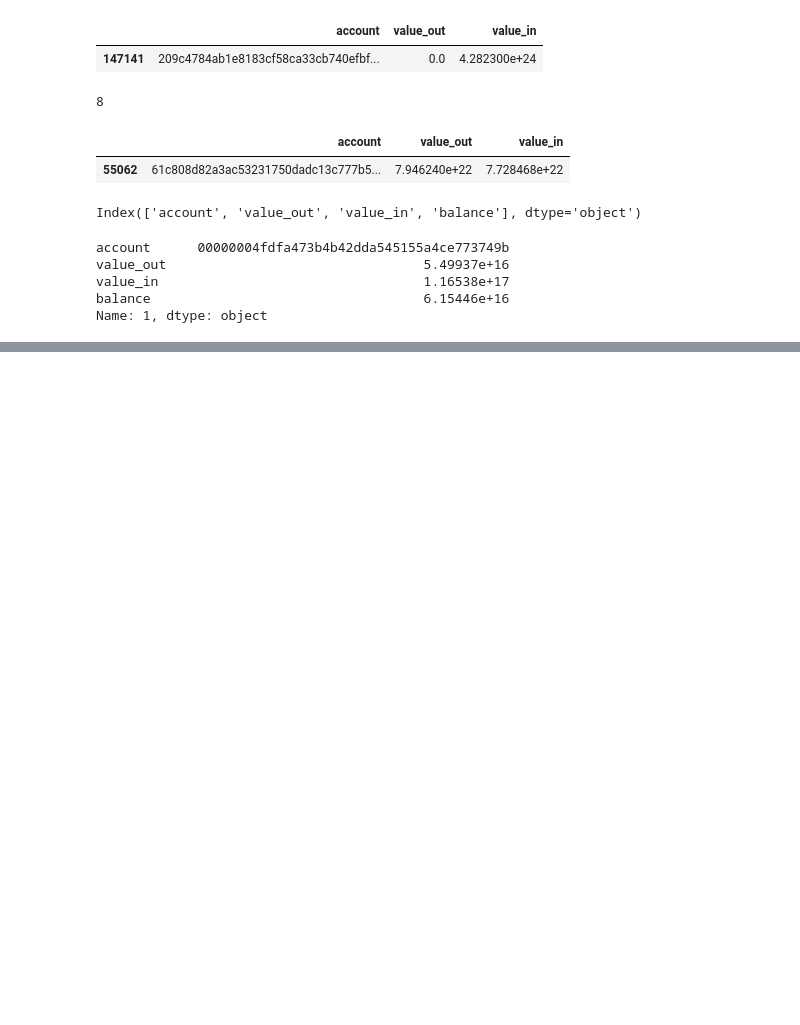
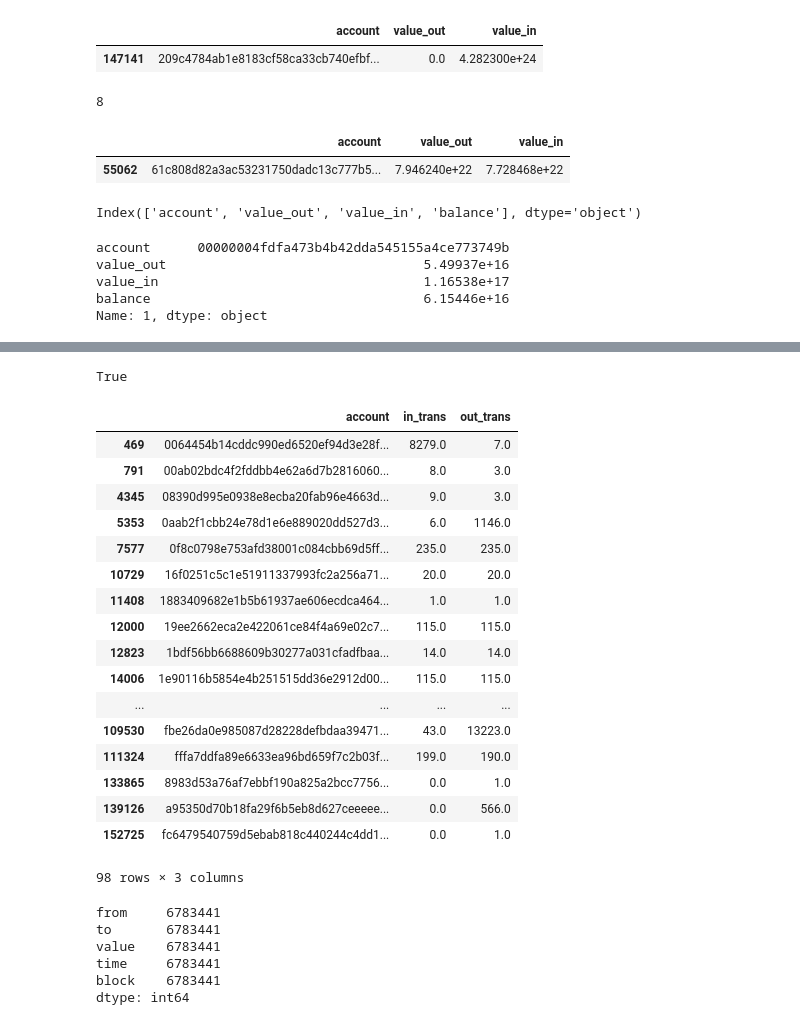
Before and after one commit to Sandipan99/Ethereum, a Jupyter notebook: EthereumExternalEffects.ipynb, the cells around one changed output, grey strips where cells are left out. Drawn from its saved outputs; the diff is of its cells as text; code cells hidden in the pictures; blank space fills up the shorter version.

```diff
--- a/EthereumExternalEffects.ipynb
+++ b/EthereumExternalEffects.ipynb
@@ -716,0 +729,3 @@ def create_graph_2(df):
+# %%
+#df_trans.columns
+df_trans = df_trans[(df_trans['to'].isin(all_addresses))|(df_trans['from'].isin(all_addresses))]
@@ -716,0 +741,38 @@ def create_graph_2(df):
+# %%
+'2a65aca4d5fc5b5c859090a6c34d164135398226' in all_addresses
+# %% [output]
+True
+# %%
+df_net_before = getInOutdegrees(df_trans)
+# %%
+df_net_before_filtered = df_net_before[df_net_before['account'].isin(all_addresses)]
+# %%
+df_net_before_filtered
+# %% [output]
+|  | account | in_trans | out_trans |
+| 469 | 0064454b14cddc990ed6520ef94d3e28f... | 8279.0 | 7.0 |
+| 791 | 00ab02bdc4f2fddbb4e62a6d7b2816060... | 8.0 | 3.0 |
+| 4345 | 08390d995e0938e8ecba20fab96e4663d... | 9.0 | 3.0 |
+| 5353 | 0aab2f1cbb24e78d1e6e889020dd527d3... | 6.0 | 1146.0 |
+| 7577 | 0f8c0798e753afd38001c084cbb69d5ff... | 235.0 | 235.0 |
+| 10729 | 16f0251c5c1e51911337993fc2a256a71... | 20.0 | 20.0 |
+| 11408 | 1883409682e1b5b61937ae606ecdca464... | 1.0 | 1.0 |
+| 12000 | 19ee2662eca2e422061ce84f4a69e02c7... | 115.0 | 115.0 |
+| 12823 | 1bdf56bb6688609b30277a031cfadfbaa... | 14.0 | 14.0 |
+| 14006 | 1e90116b5854e4b251515dd36e2912d00... | 115.0 | 115.0 |
+| ... | ... | ... | ... |
+| 109530 | fbe26da0e985087d28228defbdaa39471... | 43.0 | 13223.0 |
+| 111324 | fffa7ddfa89e6633ea96bd659f7c2b03f... | 199.0 | 190.0 |
+| 133865 | 8983d53a76af7ebbf190a825a2bcc7756... | 0.0 | 1.0 |
+| 139126 | a95350d70b18fa29f6b5eb8d627ceeeee... | 0.0 | 566.0 |
+| 152725 | fc6479540759d5ebab818c440244c4dd1... | 0.0 | 1.0 |
+98 rows × 3 columns
+# %%
+df_trans.count()
+# %% [output]
+from     6783441
+to       6783441
+value    6783441
+time     6783441
+block    6783441
+dtype: int64
```
Also changed, not shown: parts of 8 cells of this notebook.
